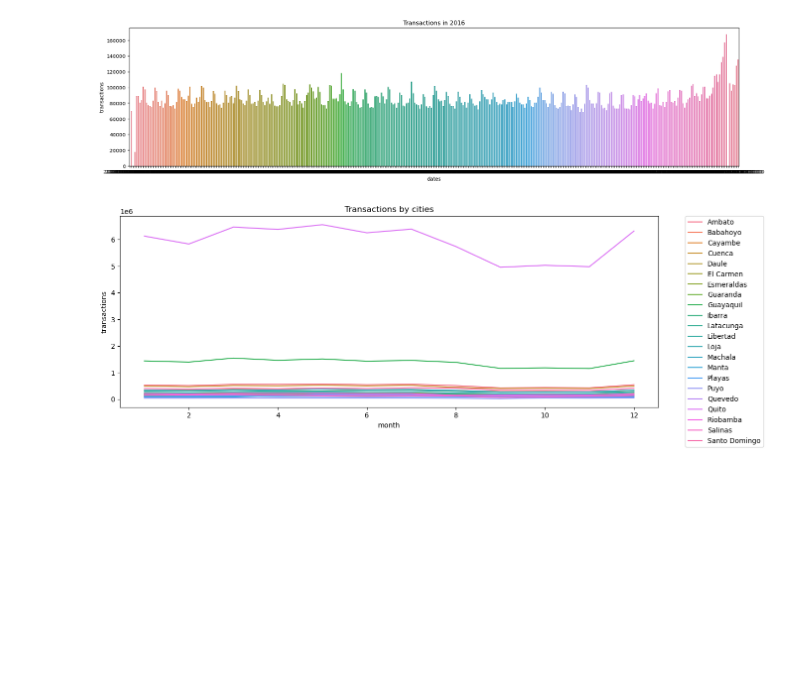
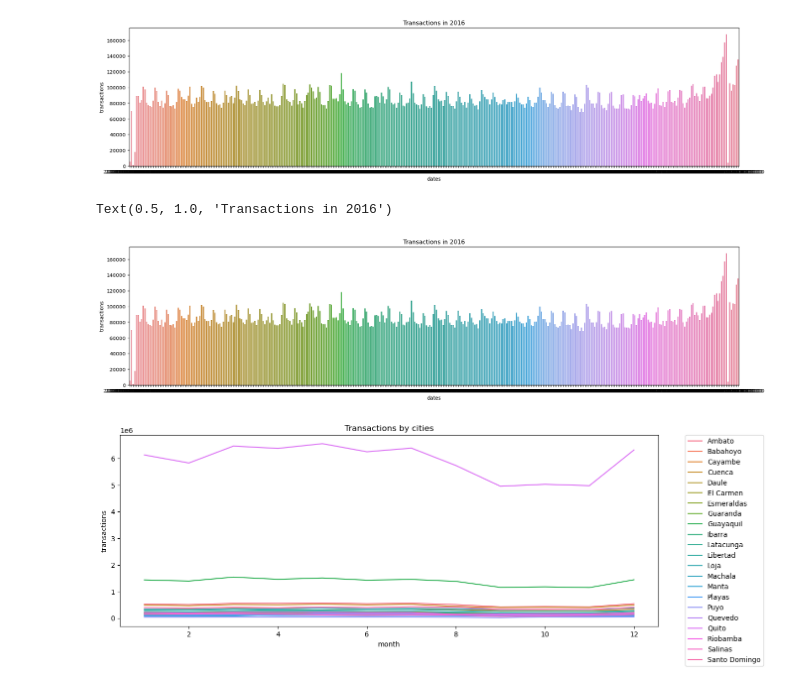
Before and after one commit to Amiromar1/DS-CHALLENGE, a Jupyter notebook: DS-1.ipynb, the cells around one changed output. Cells and saved outputs as stored; diff of their text form; code cells hidden in the pictures; blank space fills up the shorter version.

```diff
--- a/DS-1.ipynb
+++ b/DS-1.ipynb
@@ -200,6 +258,18 @@ plt.title('Transactions in 2016')
 # %% [output]
 Text(0.5, 1.0, 'Transactions in 2016')
 [figure]
+# %%
+plt.figure(figsize=(22,5))
+
+year = stores[stores['year'] == 2016]
+
+transactions_per_single_year = year.groupby(['dates'])['transactions'].sum()
+
+sns.barplot(x=transactions_per_single_year.index.unique(), y=transactions_per_single_year)
+plt.title('Transactions in 2016')
+# %% [output]
+Text(0.5, 1.0, 'Transactions in 2016')
+[figure, added]
 # %%
 stores['cities'] = stores['city']
 city_by_month = stores.groupby(['cities', 'month'])['transactions'].sum()
```
Also changed, not shown: parts of 36 cells of this notebook.
